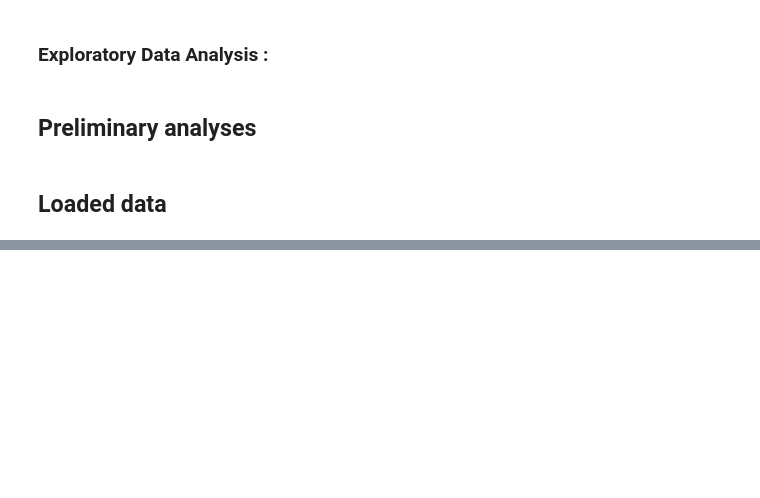
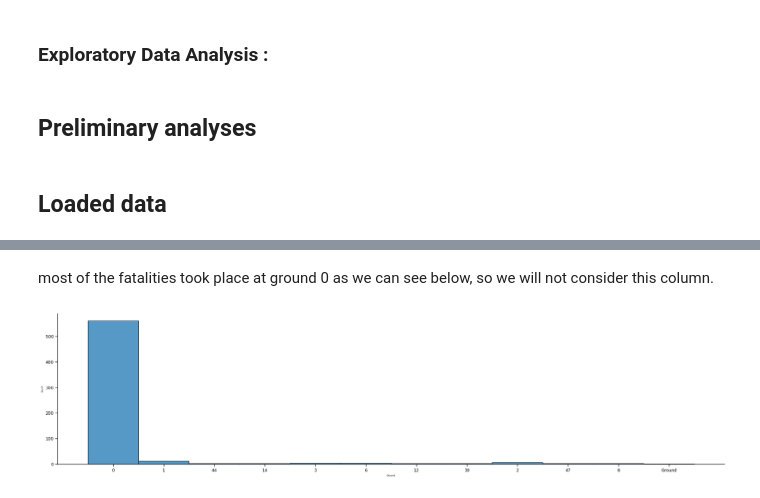
Before and after one commit to raghavbhagria/data-analysis, a Jupyter notebook: notebooks/analysis2.ipynb, the cells around one changed output, grey strips where cells are left out. Drawn from its saved outputs; the diff is of its cells as text; code cells hidden in the pictures; blank space fills up the shorter version.

```diff
--- a/notebooks/analysis2.ipynb
+++ b/notebooks/analysis2.ipynb
@@ -65,0 +244,6 @@ df.describe()
+# %% [markdown]
+most of the fatalities took place at ground 0 as we can see below, so we will not consider this column.
+# %%
+dis = sns.displot(data=df,x='Ground',multiple='dodge',aspect=4)
+# %% [output]
+[figure, added]
```
Also changed, not shown: parts of 27 cells of this notebook.
